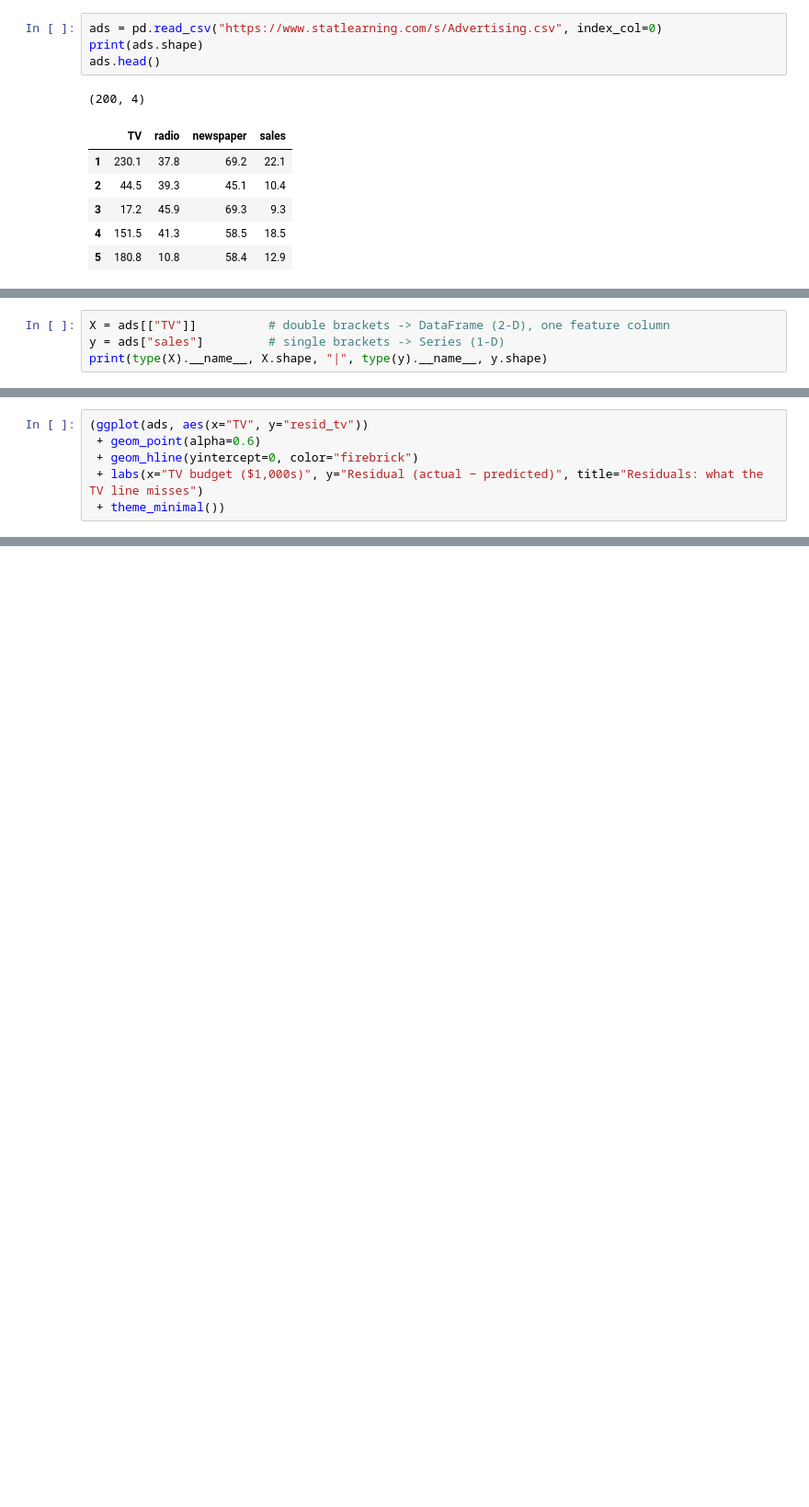
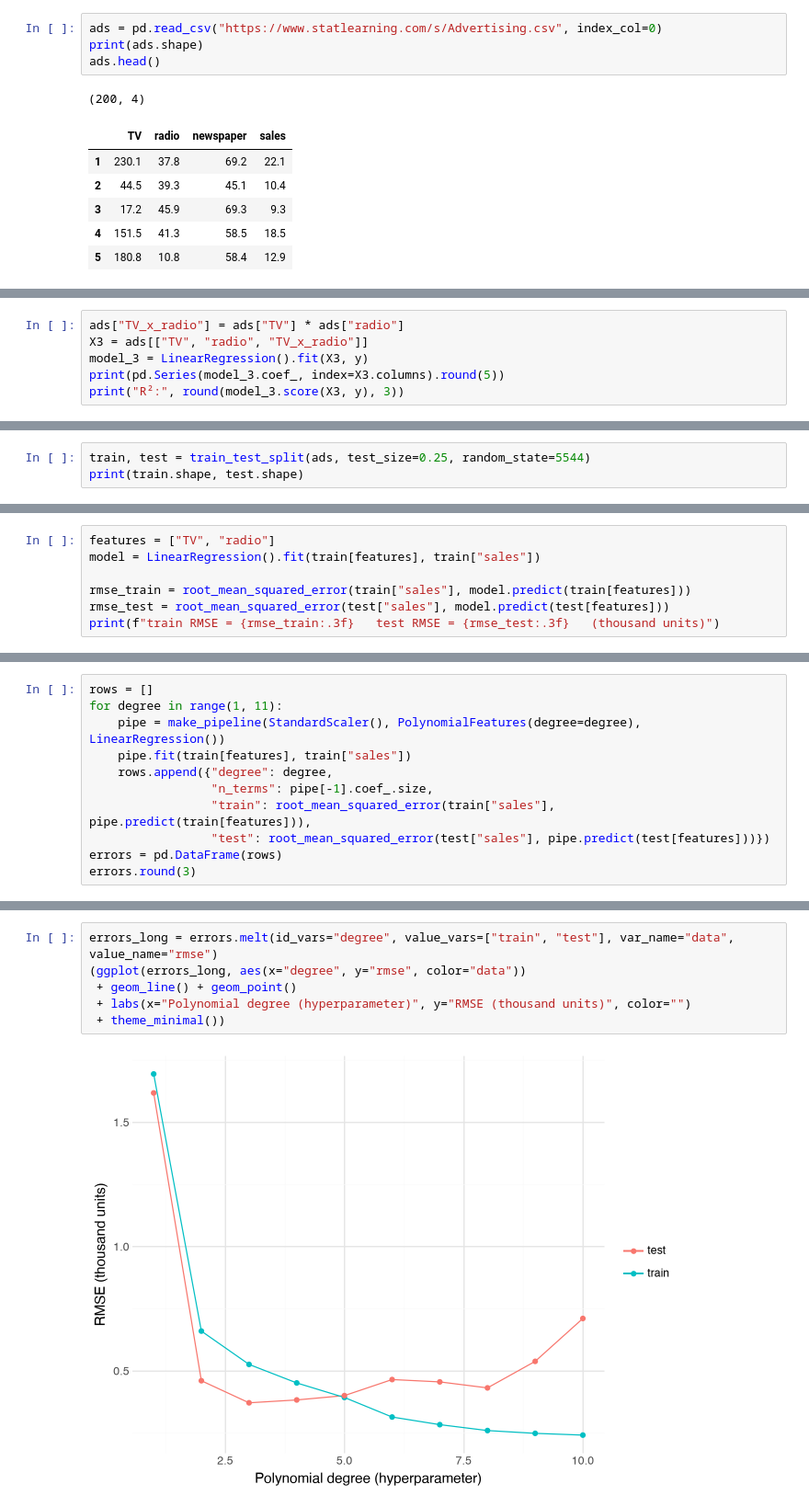
Before and after one commit to gato365/gsb5544_instructor_learn_prep, a Jupyter notebook: assignments/practice_activities/week_8/GSB5544_Topic_8_2_Regression-solution.ipynb, the cells around one changed output, grey strips where cells are left out. Shown at 92% size. Drawn from its saved outputs; the diff is of its cells as text; blank space fills up the shorter version.

```diff
--- a/assignments/practice_activities/week_8/GSB5544_Topic_8_2_Regression-solution.ipynb
+++ b/assignments/practice_activities/week_8/GSB5544_Topic_8_2_Regression-solution.ipynb
@@ -163,5 +145,7 @@ scikit-learn always thinks of features as a *table* with one column per feature.
 # %%
-X = ads[["TV"]]          # double brackets -> DataFrame (2-D), one feature column
-y = ads["sales"]         # single brackets -> Series (1-D)
-print(type(X).__name__, X.shape, "|", type(y).__name__, y.shape)
+ads["TV_x_radio"] = ads["TV"] * ads["radio"]
+X3 = ads[["TV", "radio", "TV_x_radio"]]
+model_3 = LinearRegression().fit(X3, y)
+print(pd.Series(model_3.coef_, index=X3.columns).round(5))
+print("R²:", round(model_3.score(X3, y), 3))
 # %% [output]
@@ -214,0 +207,3 @@ TV = 300? At TV = 1,000?
+# %%
+train, test = train_test_split(ads, test_size=0.25, random_state=5544)
+print(train.shape, test.shape)
@@ -236,0 +214,7 @@ ads[["TV", "sales", "pred_tv", "resid_tv"]].head().round(2)
+# %%
+features = ["TV", "radio"]
+model = LinearRegression().fit(train[features], train["sales"])
+
+rmse_train = root_mean_squared_error(train["sales"], model.predict(train[features]))
+rmse_test = root_mean_squared_error(test["sales"], model.predict(test[features]))
+print(f"train RMSE = {rmse_train:.3f}   test RMSE = {rmse_test:.3f}   (thousand units)")
@@ -237,7 +230,12 @@ ads[["TV", "sales", "pred_tv", "resid_tv"]].head().round(2)
 # %%
-(ggplot(ads, aes(x="TV", y="resid_tv"))
- + geom_point(alpha=0.6)
- + geom_hline(yintercept=0, color="firebrick")
- + labs(x="TV budget ($1,000s)", y="Residual (actual − predicted)", title="Residuals: what the TV line misses")
- + theme_minimal())
+rows = []
+for degree in range(1, 11):
+    pipe = make_pipeline(StandardScaler(), PolynomialFeatures(degree=degree), LinearRegression())
+    pipe.fit(train[features], train["sales"])
+    rows.append({"degree": degree,
+                 "n_terms": pipe[-1].coef_.size,
+                 "train": root_mean_squared_error(train["sales"], pipe.predict(train[features])),
+                 "test": root_mean_squared_error(test["sales"], pipe.predict(test[features]))})
+errors = pd.DataFrame(rows)
+errors.round(3)
 # %% [output]
@@ -253,0 +253,8 @@ R² = 0.612   typical miss (RMSE) = 3.24 thousand units   (sd of sales = 5.22)
+# %%
+errors_long = errors.melt(id_vars="degree", value_vars=["train", "test"], var_name="data", value_name="rmse")
+(ggplot(errors_long, aes(x="degree", y="rmse", color="data"))
+ + geom_line() + geom_point()
+ + labs(x="Polynomial degree (hyperparameter)", y="RMSE (thousand units)", color="")
+ + theme_minimal())
+# %% [output]
+[figure, added]
```
Also changed, not shown: parts of 62 cells of this notebook, 6 other files.
